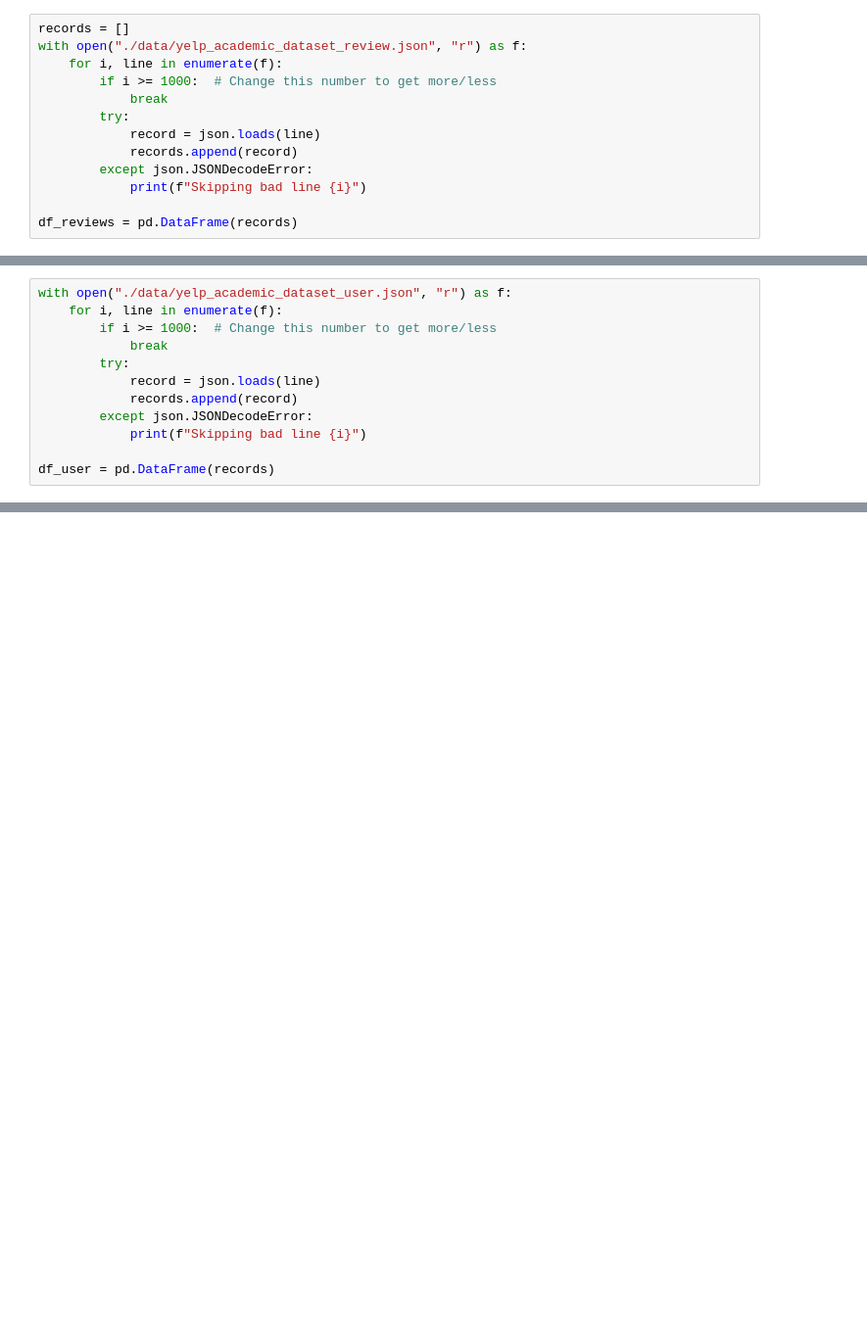
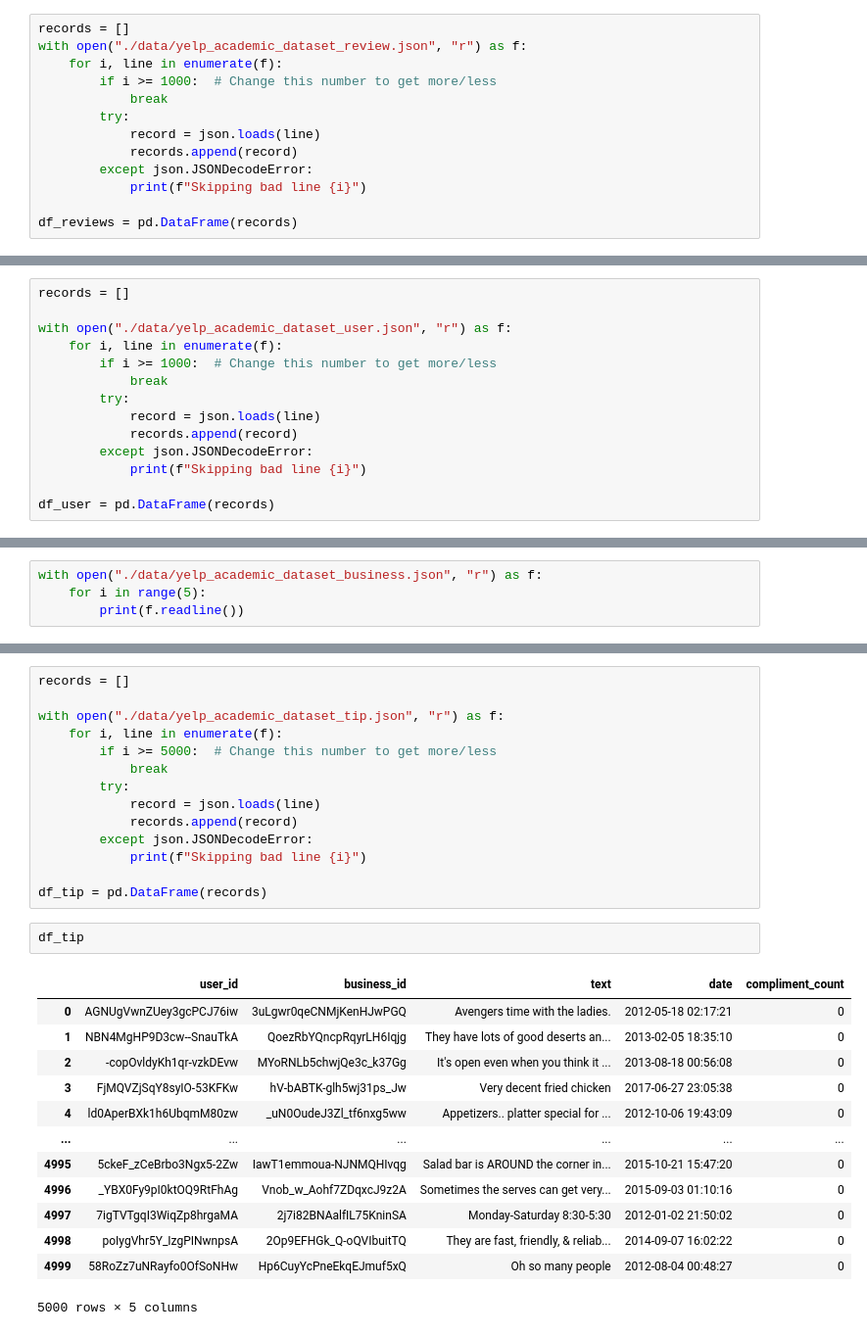
Before and after one commit to DataAnalystAcc/yelp_user_reviews, a Jupyter notebook: read_in_data.ipynb, the cells around one changed output, grey strips where cells are left out. Shown: that part at 98% size. Cells and saved outputs as stored; diff of their text form; blank space fills up the shorter version.

```diff
--- a/read_in_data.ipynb
+++ b/read_in_data.ipynb
@@ -73,4 +100,6 @@ df_checkin.head()
 # %%
+records = []
+
 with open("./data/yelp_academic_dataset_user.json", "r") as f:
     for i, line in enumerate(f):
         if i >= 1000:  # Change this number to get more/less
@@ -100,0 +150,4 @@ df_user
+# %%
+with open("./data/yelp_academic_dataset_business.json", "r") as f:
+    for i in range(5):
+        print(f.readline())
@@ -100,0 +164,30 @@ df_user
+# %%
+records = []
+
+with open("./data/yelp_academic_dataset_tip.json", "r") as f:
+    for i, line in enumerate(f):
+        if i >= 5000:  # Change this number to get more/less
+            break
+        try:
+            record = json.loads(line)
+            records.append(record)
+        except json.JSONDecodeError:
+            print(f"Skipping bad line {i}")
+
+df_tip = pd.DataFrame(records)
+# %%
+df_tip
+# %% [output]
+|  | user_id | business_id | text | date | compliment_count |
+| 0 | AGNUgVwnZUey3gcPCJ76iw | 3uLgwr0qeCNMjKenHJwPGQ | Avengers time with the ladies. | 2012-05-18 02:17:21 | 0 |
+| 1 | NBN4MgHP9D3cw--SnauTkA | QoezRbYQncpRqyrLH6Iqjg | They have lots of good deserts an... | 2013-02-05 18:35:10 | 0 |
+| 2 | -copOvldyKh1qr-vzkDEvw | MYoRNLb5chwjQe3c_k37Gg | It's open even when you think it ... | 2013-08-18 00:56:08 | 0 |
+| 3 | FjMQVZjSqY8syIO-53KFKw | hV-bABTK-glh5wj31ps_Jw | Very decent fried chicken | 2017-06-27 23:05:38 | 0 |
+| 4 | ld0AperBXk1h6UbqmM80zw | _uN0OudeJ3Zl_tf6nxg5ww | Appetizers.. platter special for ... | 2012-10-06 19:43:09 | 0 |
+| ... | ... | ... | ... | ... | ... |
+| 4995 | 5ckeF_zCeBrbo3Ngx5-2Zw | IawT1emmoua-NJNMQHIvqg | Salad bar is AROUND the corner in... | 2015-10-21 15:47:20 | 0 |
+| 4996 | _YBX0Fy9pI0ktOQ9RtFhAg | Vnob_w_Aohf7ZDqxcJ9z2A | Sometimes the serves can get very... | 2015-09-03 01:10:16 | 0 |
+| 4997 | 7igTVTgqI3WiqZp8hrgaMA | 2j7i82BNAalfIL75KninSA | Monday-Saturday 8:30-5:30 | 2012-01-02 21:50:02 | 0 |
+| 4998 | poIygVhr5Y_IzgPINwnpsA | 2Op9EFHGk_Q-oQVIbuitTQ | They are fast, friendly, & reliab... | 2014-09-07 16:02:22 | 0 |
+| 4999 | 58RoZz7uNRayfo0OfSoNHw | Hp6CuyYcPneEkqEJmuf5xQ | Oh so many people | 2012-08-04 00:48:27 | 0 |
+5000 rows × 5 columns
```
Also changed, not shown: parts of 12 cells of this notebook.
